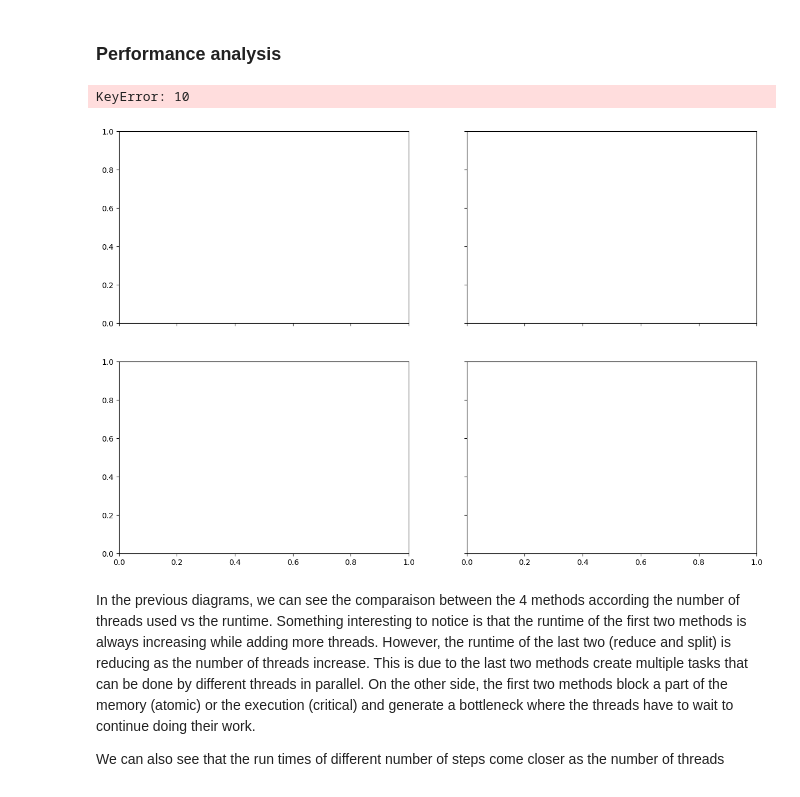
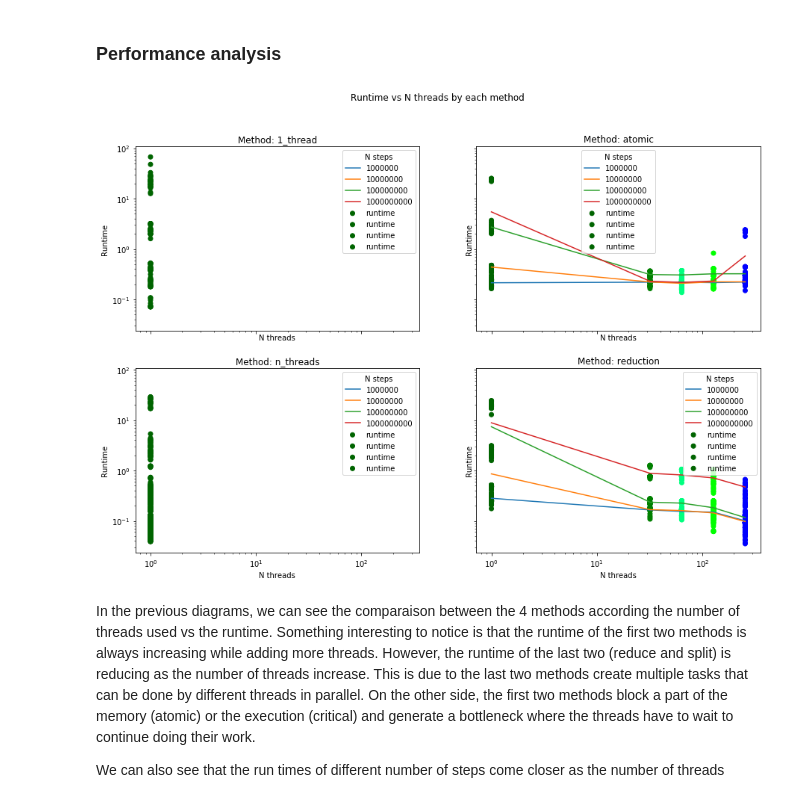
Before and after one commit to patriciobcs/multiprocessing-analysis, a Jupyter notebook: cuda/analysis.ipynb, the cells around one changed output. Drawn from its saved outputs; the diff is of its cells as text; code cells hidden in the pictures.

```diff
--- a/cuda/analysis.ipynb
+++ b/cuda/analysis.ipynb
@@ -20,38 +18,49 @@ df_pi = pd.read_csv("pi.csv")
+# %%
+df_pi_1_thread = pd.read_csv("pi.csv")
+df_pi_mt = pd.read_csv("pi_mt.csv")
+df_pi_atomic = pd.read_csv("pi_atomic.csv")
+df_pi_msr = pd.read_csv("pi_msr.csv")
+
+df_pi_1_thread["method"] = "1_thread"
+df_pi_mt["method"] = "n_threads"
+df_pi_atomic["method"] = "atomic"
+df_pi_msr["method"] = "reduction"
+
+df_pi = pd.concat([df_pi_1_thread, df_pi_mt, df_pi_atomic, df_pi_msr])
 # %% [markdown]
 ### Performance analysis
 # %%
-color_num_steps = {1 : "darkgreen", 2 : "green", 4 : "springgreen", 8 : "lime"}
-ax_methods = { "1": [0,0], "64": [1, 0], "256": [0, 1], "1024": [1, 1]}
+color_num_steps = {1 : "darkgreen", 32 : "green", 64 : "springgreen", 128 : "lime", 256: "blue"}
+ax_methods = { "1_thread": [0,0], "n_threads": [1, 0], "atomic": [0, 1], "reduction": [1, 1]}
 
 x = 'num_steps'
 y = 'runtime'
 
 fig, axs = plt.subplots(2, 2, figsize=(15, 10), sharex=True, sharey=True)
 
 for x_value in df_pi[x].unique():
-    for thread_steps in df_pi['thread_steps'].unique():
-        ax_x, ax_y = ax_methods[thread_steps];
+    for method in df_pi['method'].unique():
+        ax_x, ax_y = ax_methods[method];
         ax = axs[ax_x, ax_y]
 
         df_x_value = df_pi[(df_pi[x] == int(x_value))]
-        df_plot = df_x_value[df_x_value['thread_steps'] == thread_steps]
+        df_plot = df_x_value[df_x_value['method'] == method]
 
-        mean_stats = df_plot.groupby([x,'thread_steps', 'num_threads']).mean().reset_index()
+        mean_stats = df_plot.groupby([x,'method', 'num_threads']).mean().reset_index()
 
         ax.plot(mean_stats['num_threads'], mean_stats[y], linestyle="solid", label=x_value)
         sct = ax.scatter(df_plot['num_threads'], df_plot[y], c=df_plot['num_threads'].apply(lambda n : color_num_steps[n]))
         ax.set_xlabel("N threads")
         ax.set_ylabel("Runtime")
         ax.set_xscale('log')
         ax.set_yscale('log')
-        ax.set_title("Thread steps: " + thread_steps)
+        ax.set_title("Method: " + method)
         ax.legend(title="N steps")
 
 fig.suptitle('Runtime vs N threads by each method', fontsize='large')
 plt.show()
 # %% [output]
-KeyError: 10
-[figure, old version]
+[figure, new version]
 # %% [markdown]
 In the previous diagrams, we can see the comparaison between the 4 methods according the number of threads used vs the runtime. Something interesting to notice is that the runtime of the first two methods is always increasing while adding more threads. However, the runtime of the last two (reduce and split) is reducing as the number of threads increase. This is due to the last two methods create multiple tasks that can be done by different threads in parallel. On the other side, the first two methods block a part of the memory (atomic) or the execution (critical) and generate a bottleneck where the threads have to wait to continue doing their work.
 
```
Also changed, not shown: parts of 2 cells of this notebook, 8 other files.
